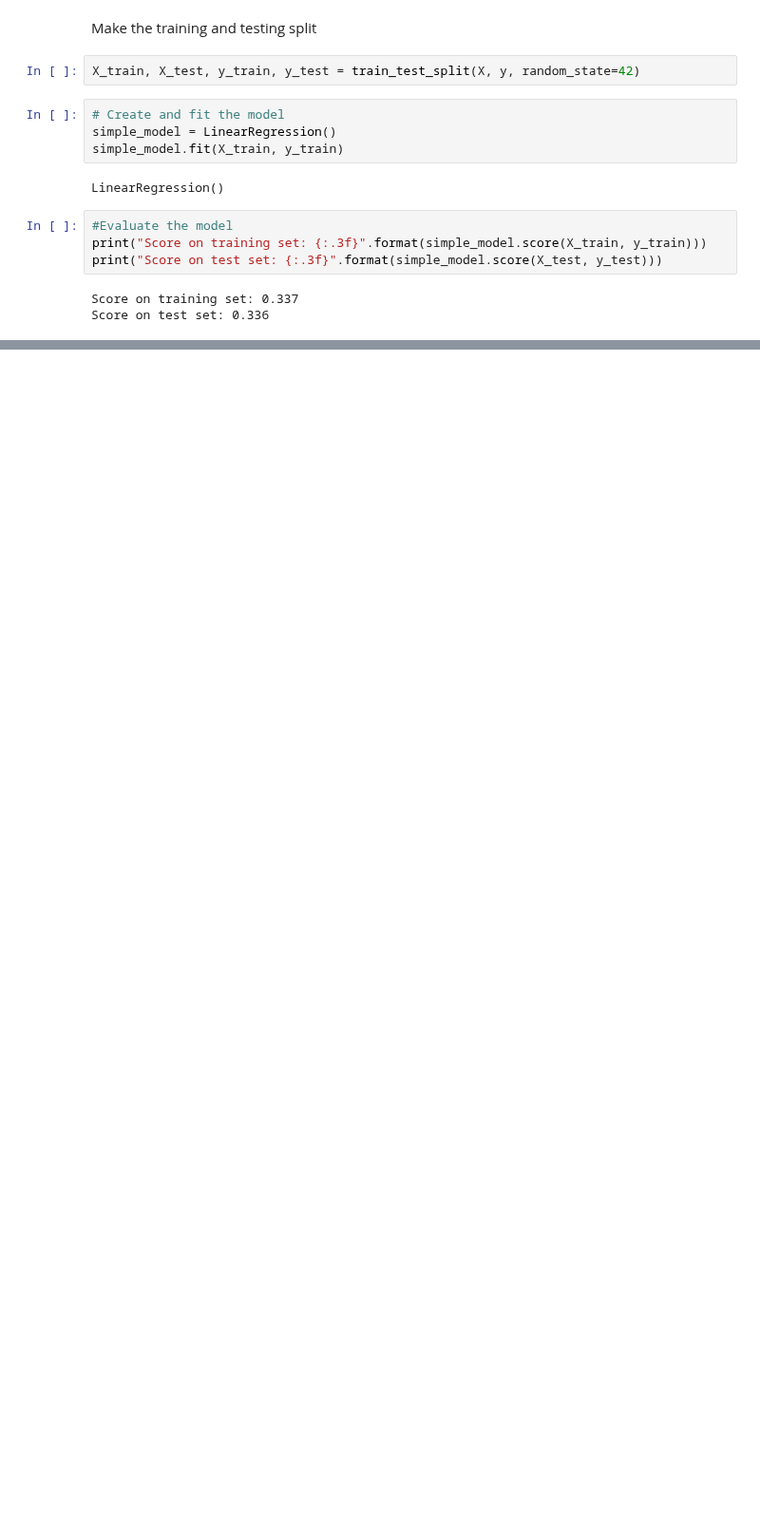
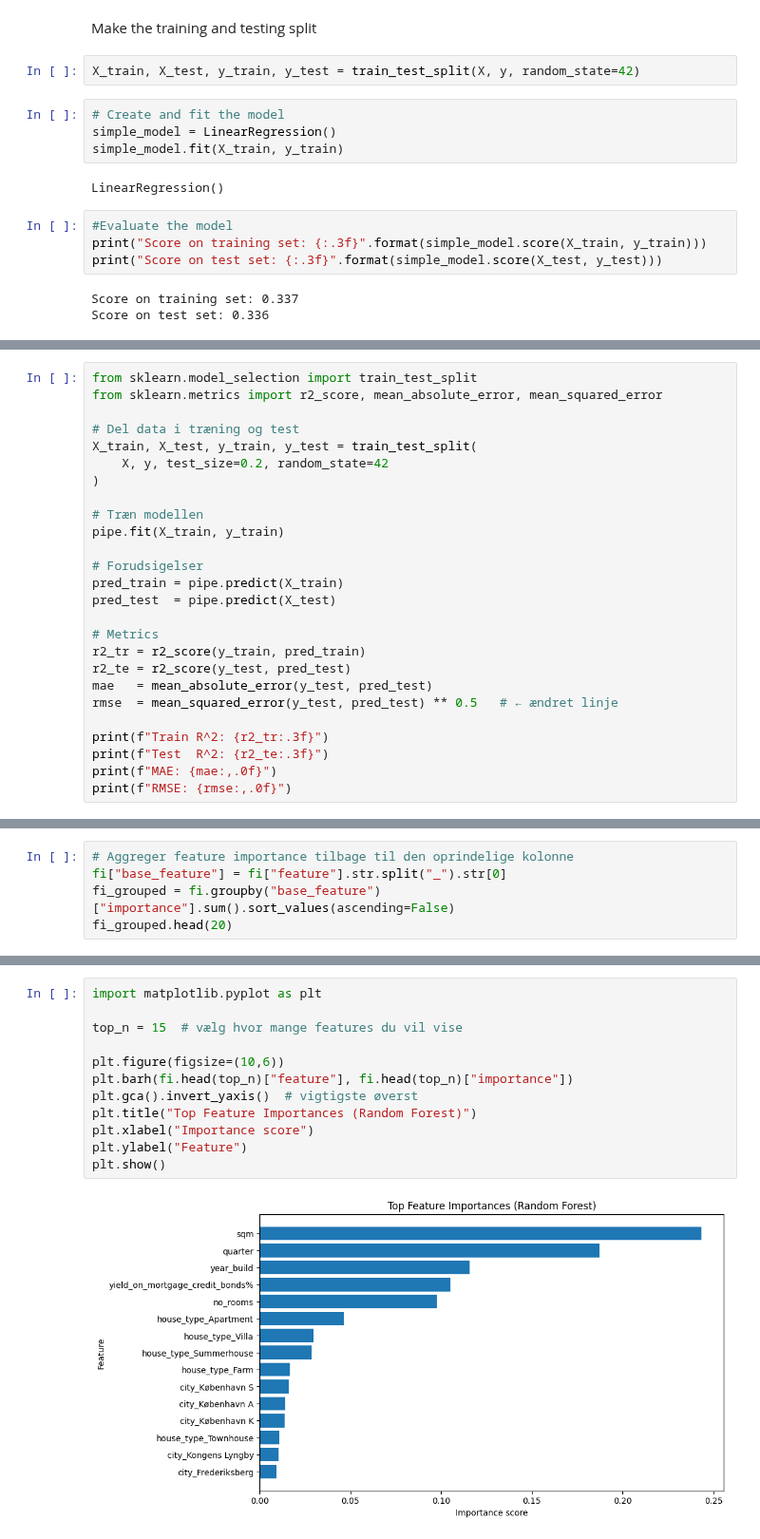
Before and after one commit to BPMRohde/AML, a Jupyter notebook: housing_price_test_model.ipynb, the cells around one changed output, grey strips where cells are left out. Shown at 95% size. Drawn from its saved outputs; the diff is of its cells as text; blank space fills up the shorter version.

Commit message:
RandomForest

```diff
--- a/housing_price_test_model.ipynb
+++ b/housing_price_test_model.ipynb
@@ -80,0 +204,26 @@ Score on test set: 0.336
+# %%
+from sklearn.model_selection import train_test_split
+from sklearn.metrics import r2_score, mean_absolute_error, mean_squared_error
+
+# Del data i træning og test
+X_train, X_test, y_train, y_test = train_test_split(
+    X, y, test_size=0.2, random_state=42
+)
+
+# Træn modellen
+pipe.fit(X_train, y_train)
+
+# Forudsigelser
+pred_train = pipe.predict(X_train)
+pred_test  = pipe.predict(X_test)
+
+# Metrics
+r2_tr = r2_score(y_train, pred_train)
+r2_te = r2_score(y_test, pred_test)
+mae   = mean_absolute_error(y_test, pred_test)
+rmse  = mean_squared_error(y_test, pred_test) ** 0.5   # ← ændret linje
+
+print(f"Train R^2: {r2_tr:.3f}")
+print(f"Test  R^2: {r2_te:.3f}")
+print(f"MAE: {mae:,.0f}")
+print(f"RMSE: {rmse:,.0f}")
@@ -80,0 +283,5 @@ Score on test set: 0.336
+# %%
+# Aggreger feature importance tilbage til den oprindelige kolonne
+fi["base_feature"] = fi["feature"].str.split("_").str[0]
+fi_grouped = fi.groupby("base_feature")["importance"].sum().sort_values(ascending=False)
+fi_grouped.head(20)
@@ -80,0 +298,14 @@ Score on test set: 0.336
+# %%
+import matplotlib.pyplot as plt
+
+top_n = 15  # vælg hvor mange features du vil vise
+
+plt.figure(figsize=(10,6))
+plt.barh(fi.head(top_n)["feature"], fi.head(top_n)["importance"])
+plt.gca().invert_yaxis()  # vigtigste øverst
+plt.title("Top Feature Importances (Random Forest)")
+plt.xlabel("Importance score")
+plt.ylabel("Feature")
+plt.show()
+# %% [output]
+[figure, added]
```
Also changed, not shown: parts of 8 cells of this notebook, 1 other file.
